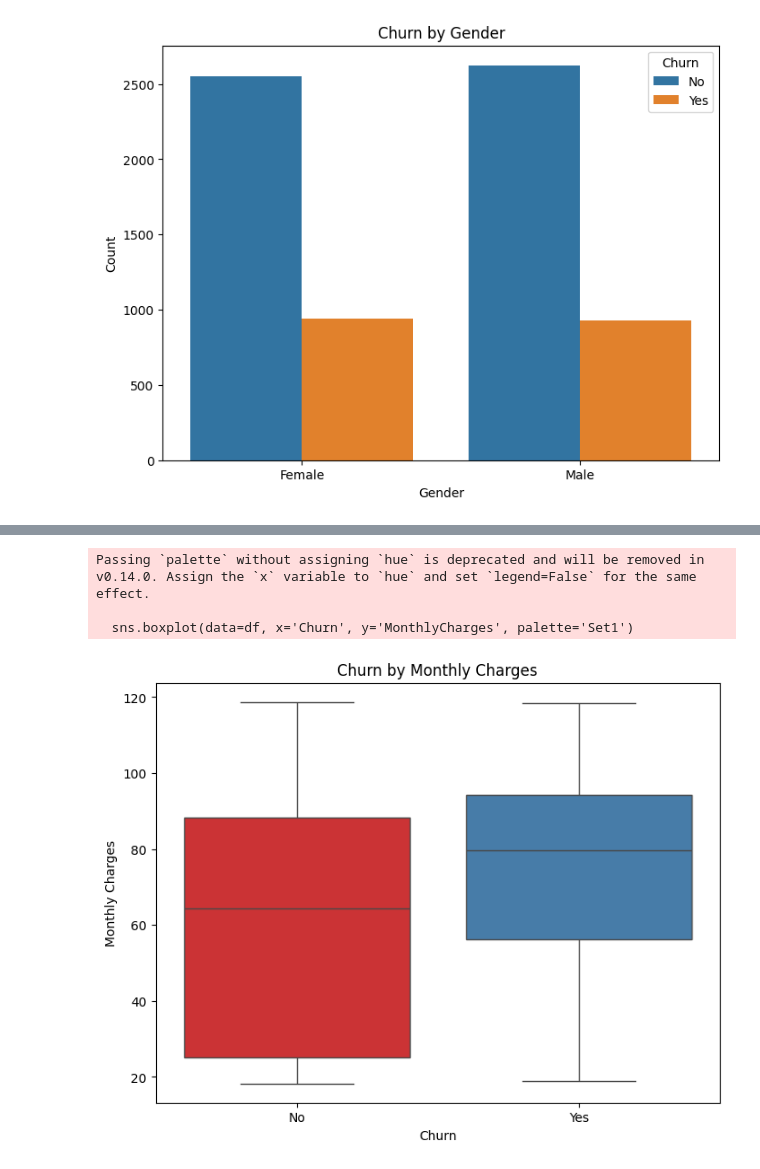
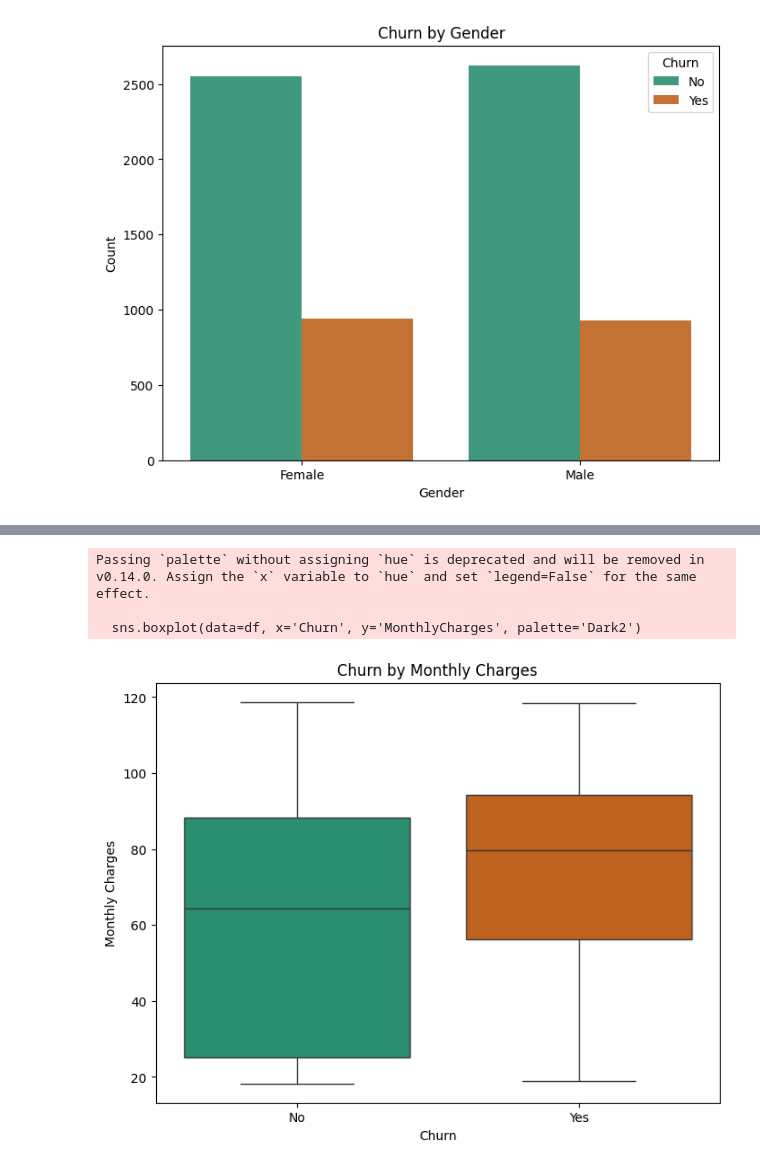
Before and after one commit to VedantShirgaonkar/GDSC_ML_Tasks, a Jupyter notebook: New Dataset/EDA.ipynb, the cells around one changed output, grey strips where cells are left out. Drawn from its saved outputs; the diff is of its cells as text; code cells hidden in the pictures.

```diff
--- a/New Dataset/EDA.ipynb
+++ b/New Dataset/EDA.ipynb
@@ -104,13 +114,13 @@ plt.show()
 # %%
 # Insight 3: Monthly Charges and Churn
 plt.figure(figsize=(8, 6))
-sns.boxplot(data=df, x='Churn', y='MonthlyCharges', palette='Set1')
+sns.boxplot(data=df, x='Churn', y='MonthlyCharges', palette='Dark2')
 plt.title('Churn by Monthly Charges')
 plt.xlabel('Churn')
 plt.ylabel('Monthly Charges')
 plt.show()
 # %% [output]
 Passing `palette` without assigning `hue` is deprecated and will be removed in v0.14.0. Assign the `x` variable to `hue` and set `legend=False` for the same effect.
 
-  sns.boxplot(data=df, x='Churn', y='MonthlyCharges', palette='Set1')
+  sns.boxplot(data=df, x='Churn', y='MonthlyCharges', palette='Dark2')
-[figure, old version]
+[figure, new version]
```
Also changed, not shown: parts of 11 cells of this notebook, 1 other file.
